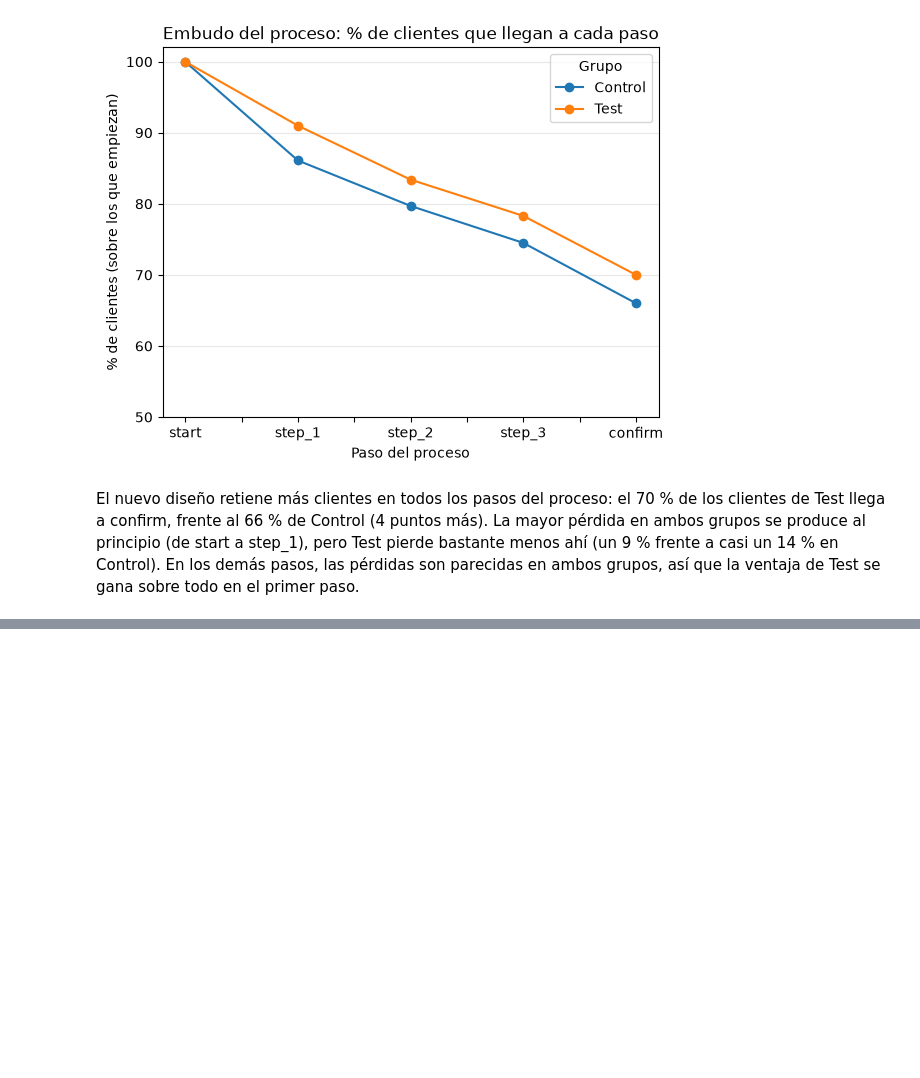
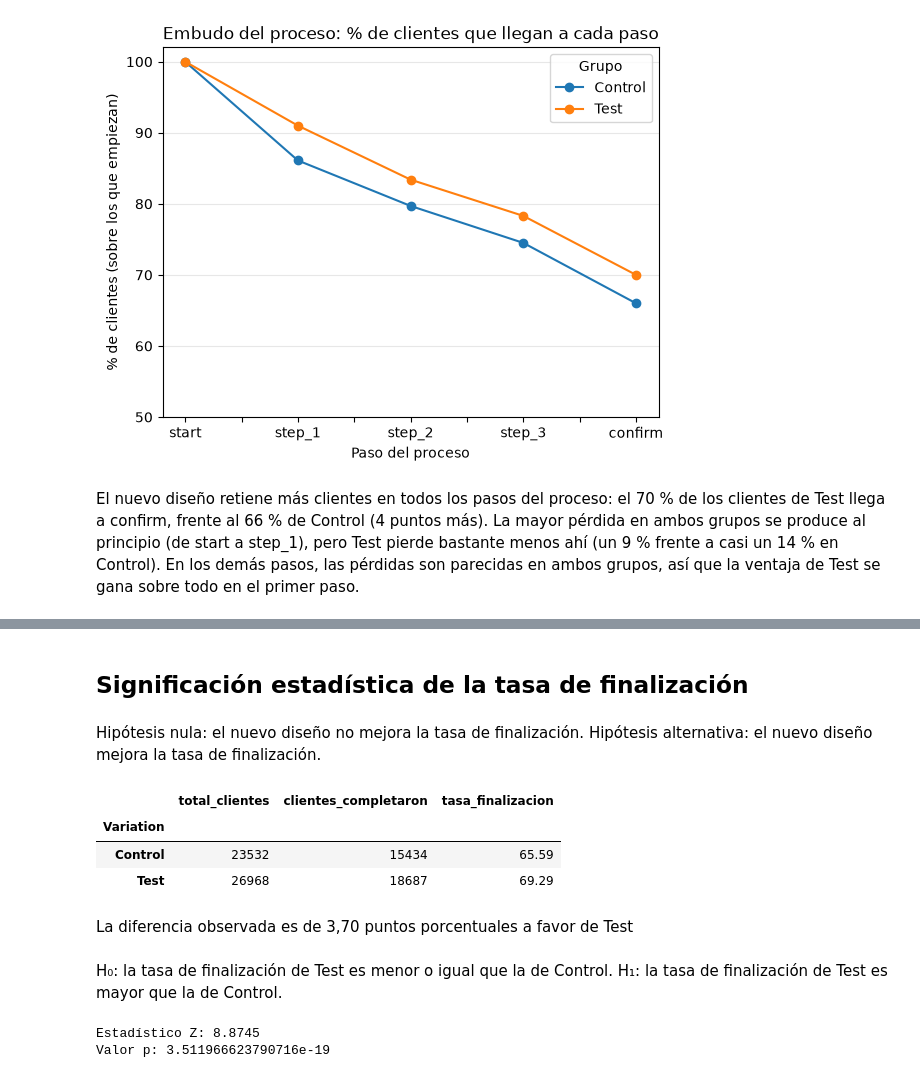
Before and after one commit to beafernandez22/Project_Vanguard_ab_Test, a Jupyter notebook: notebooks/trabajo_final.ipynb, the cells around one changed output, grey strips where cells are left out. Saved outputs shown, nothing was run; the diff lists cells and outputs as text; code cells hidden in the pictures; blank space fills up the shorter version.

```diff
--- a/notebooks/trabajo_final.ipynb
+++ b/notebooks/trabajo_final.ipynb
@@ -1197,0 +1222,58 @@ El nuevo diseño retiene más clientes en todos los pasos del proceso: el 70 % d
+# %% [markdown]
+## Significación estadística de la tasa de finalización
+# %% [markdown]
+Hipótesis nula: el nuevo diseño no mejora la tasa de finalización.
+Hipótesis alternativa: el nuevo diseño mejora la tasa de finalización.
+# %%
+# Hipótesis 1: Preparar datos para la prueba Z
+
+resumen_hipotesis = (
+    clientes_ab
+    .groupby("Variation")["completo"]
+    .agg(
+        total_clientes="count",
+        clientes_completaron="sum",
+        tasa_finalizacion="mean"
+    )
+)
+
+resumen_hipotesis["tasa_finalizacion"] *= 100
+
+resumen_hipotesis.round(2)
+# %% [output]
+|  | total_clientes | clientes_completaron | tasa_finalizacion |
+| Variation |  |  |  |
+| Control | 23532 | 15434 | 65.59 |
+| Test | 26968 | 18687 | 69.29 |
+# %% [markdown]
+La diferencia observada es de 3,70 puntos porcentuales a favor de Test
+# %% [markdown]
+H₀: la tasa de finalización de Test es menor o igual que la de Control.
+H₁: la tasa de finalización de Test es mayor que la de Control.
+# %%
+from statsmodels.stats.proportion import proportions_ztest
+
+# Número de clientes que completaron en cada grupo
+exitos = [
+    resumen_hipotesis.loc["Test", "clientes_completaron"],
+    resumen_hipotesis.loc["Control", "clientes_completaron"]
+]
+
+# Número total de clientes por grupo
+totales = [
+    resumen_hipotesis.loc["Test", "total_clientes"],
+    resumen_hipotesis.loc["Control", "total_clientes"]
+]
+
+# Prueba Z unilateral: Test > Control
+z_stat, p_valor = proportions_ztest(
+    count=exitos,
+    nobs=totales,
+    alternative="larger"
+)
+
+print("Estadístico Z:", round(z_stat, 4))
+print("Valor p:", p_valor)
+# %% [output]
+Estadístico Z: 8.8745
+Valor p: 3.511966623790716e-19
```
Also changed, not shown: parts of 14 cells of this notebook.
